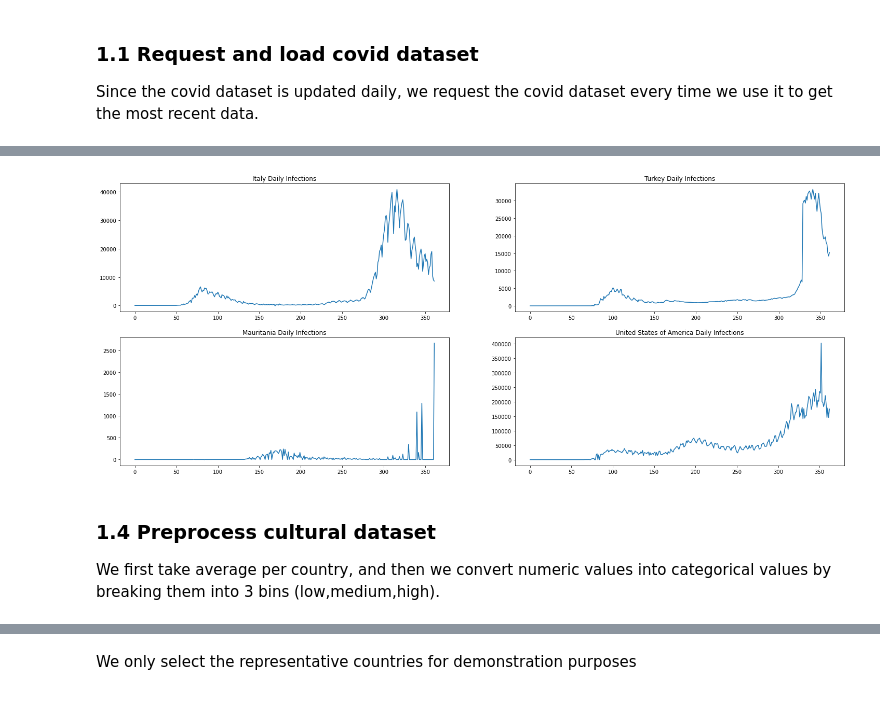
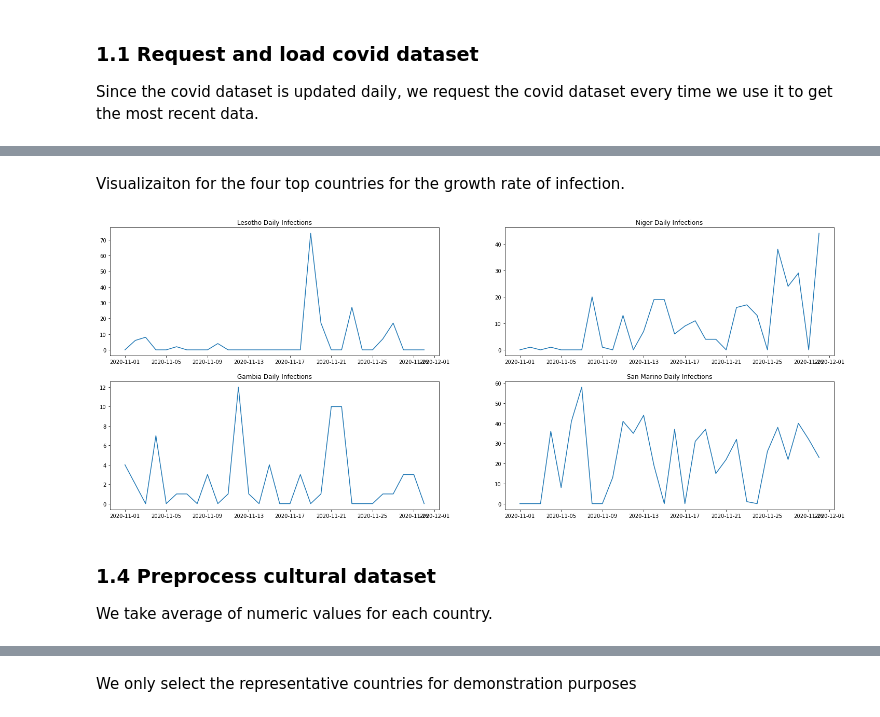
Before and after one commit to The2018/covid_experiment, a Jupyter notebook: covid_rules.ipynb, the cells around one changed output, grey strips where cells are left out. Cells and saved outputs as stored; diff of their text form; code cells hidden in the pictures.

```diff
--- a/covid_rules.ipynb
+++ b/covid_rules.ipynb
@@ -49,10 +50,11 @@ covid_data.tail()
 # %%
-# Convert datatime to day in int
+# Select date only in November
 covid_data['Date_reported'] = pd.to_datetime(covid_data['Date_reported'])
 
-start_date = pd.Timestamp("2020-01-03")
-covid_data['Date_reported'] = covid_data['Date_reported'] - start_date
-covid_data['Date_reported'] = covid_data['Date_reported'].dt.days
+start_date = pd.Timestamp("2020-11-01")
+end_date = pd.Timestamp("2020-11-30")
+covid_data = covid_data[(covid_data["Date_reported"] >= start_date) & (covid_data["Date_reported"] <= end_date)]
 
 # Convert other attribtues to int
 covid_data[['New_cases','Cumulative_cases', 'New_deaths', 'Cumulative_deaths']] = covid_data[['New_cases','Cumulative_cases', 'New_deaths', 'Cumulative_deaths']].astype(int)
+covid_data
@@ -118,32 +148,0 @@ average rate of growth = new cases / (cumulative infection - new cases) averaged
-# %%
-countries = covid_data["Country"].unique().tolist()
-countries.remove("Other")
-
-country_df = pd.DataFrame(columns=["country","growth_rate"])
-
-covid_data["week"] = covid_data["Date_reported"] // 7
-
-for country in countries:
-    # Average over each week
-    new_cases = covid_data[covid_data["Country"] == country].groupby(["week"]).New_cases.sum()
-    new_cases = new_cases.reset_index()["New_cases"]
-
-    # Deal with 0 infections at the beginning
-    new_cases = new_cases.loc[~(new_cases == 0)]
-    past_new_cases = pd.concat([pd.DataFrame([1]),new_cases])
-    past_new_cases = past_new_cases[:-1]
-
-    # Check that there's sufficient infected cases to be statistically significant
-    if cumulative_cases.iloc[-1] > 1000:
-
-        growth_rate = [int(new_cases.iloc[i]) / int(past_new_cases.iloc[i]) for i in range(len(new_cases))]
-        growth_rate = growth_rate[1:]
-
-        average_growth_rate = np.mean(growth_rate)
-    else:
-        average_growth_rate = 0
-
-    country_df.loc[len(country_df)] = [country, average_growth_rate]
-
-print(country_df[country_df["country"]=="United States of America"])
-country_df.sort_values(["growth_rate"],ascending=False)
@@ -166,14 +149,16 @@ country_df.sort_values(["growth_rate"],ascending=False)
+# %% [markdown]
+Visualizaiton for the four top countries for the growth rate of infection.
 # %%
-country_ls = ["Italy","Turkey","Mauritania","United States of America"]
+country_ls = ["Lesotho","Niger","Gambia","San Marino"]
 
 fig, axes = plt.subplots(2,2,figsize=(25,10))
 for i, ax in enumerate(axes.ravel()):
     country = country_ls[i]
     new_cases = covid_data[covid_data["Country"] == country]
     ax.set_title(country + " Daily Infections")
     ax.plot(new_cases["Date_reported"],new_cases["New_cases"])
 # %% [output]
-[figure, old version]
+[figure, new version]
 # %% [markdown]
 ### 1.4 Preprocess cultural dataset
-We first take average per country, and then we convert numeric values into categorical values by breaking them into 3 bins (low,medium,high).
+We take average of numeric values for each country.
```
Also changed, not shown: parts of 24 cells of this notebook, 1 other file.
